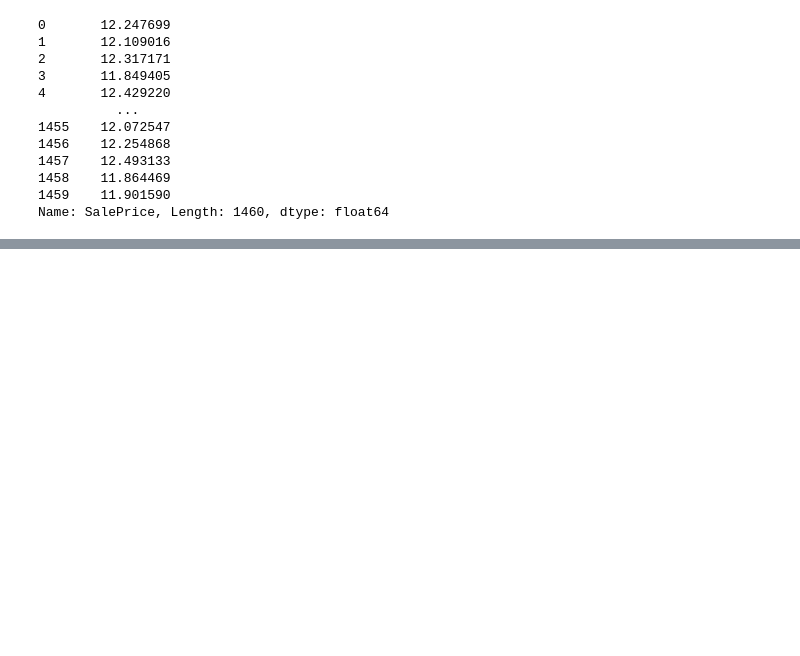
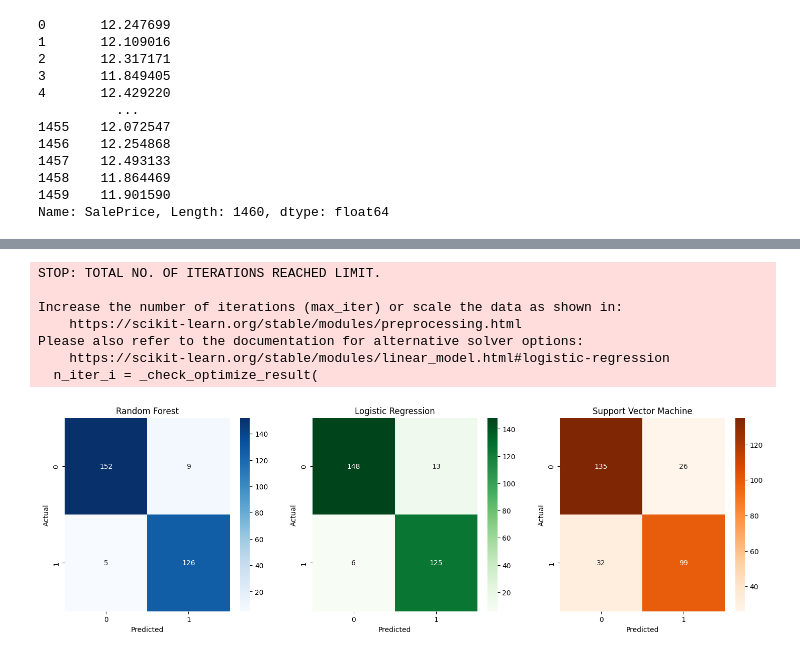
Before and after one commit to Bhoomi-jain/HousePriceRegression, a Jupyter notebook: houseprice-prediction-advance-regression-technique.ipynb, the cells around one changed output, grey strips where cells are left out. Saved outputs shown, nothing was run; the diff lists cells and outputs as text; code cells hidden in the pictures; blank space fills up the shorter version.

```diff
--- a/houseprice-prediction-advance-regression-technique.ipynb
+++ b/houseprice-prediction-advance-regression-technique.ipynb
@@ -280,0 +288,19 @@ Name: SalePrice, Length: 1460, dtype: float64
+# %%
+from sklearn.ensemble import RandomForestClassifier
+from sklearn.linear_model import LogisticRegression
+from sklearn.svm import SVC
+from sklearn.metrics import classification_report, confusion_matrix
+
+models = {
+    "Logistic Regression": LogisticRegression(max_iter=1000),
+    "Random Forest": RandomForestClassifier(),
+    "Support Vector Machine": SVC()
+}
+
+for name, model in models.items():
+    model.fit(X_train, y_train)
+    preds = model.predict(X_test)
+    print(f"🔹 {name}")
+    print(classification_report(y_test, preds))
+    print("Confusion Matrix:\n", confusion_matrix(y_test, preds))
+    print("=" * 50)
@@ -280,0 +332,42 @@ Name: SalePrice, Length: 1460, dtype: float64
+# %%
+rf_model = RandomForestClassifier().fit(X_train, y_train)
+lr_model = LogisticRegression(max_iter=1000).fit(X_train, y_train)
+svm_model = SVC().fit(X_train, y_train)
+
+y_pred_rf = rf_model.predict(X_test)
+y_pred_lr = lr_model.predict(X_test)
+y_pred_svm = svm_model.predict(X_test)
+
+cm_rf = confusion_matrix(y_test, y_pred_rf)
+cm_lr = confusion_matrix(y_test, y_pred_lr)
+cm_svm = confusion_matrix(y_test, y_pred_svm)
+
+
+fig, axes = plt.subplots(1, 3, figsize=(18, 5))
+
+sns.heatmap(cm_rf, annot=True, fmt='d', cmap='Blues', ax=axes[0])
+axes[0].set_title('Random Forest')
+axes[0].set_xlabel('Predicted')
+axes[0].set_ylabel('Actual')
+
+sns.heatmap(cm_lr, annot=True, fmt='d', cmap='Greens', ax=axes[1])
+axes[1].set_title('Logistic Regression')
+axes[1].set_xlabel('Predicted')
+axes[1].set_ylabel('Actual')
+
+sns.heatmap(cm_svm, annot=True, fmt='d', cmap='Oranges', ax=axes[2])
+axes[2].set_title('Support Vector Machine')
+axes[2].set_xlabel('Predicted')
+axes[2].set_ylabel('Actual')
+
+#plt.tight_layout()
+plt.show()
+# %% [output]
+STOP: TOTAL NO. OF ITERATIONS REACHED LIMIT.
+
+Increase the number of iterations (max_iter) or scale the data as shown in:
+    https://scikit-learn.org/stable/modules/preprocessing.html
+Please also refer to the documentation for alternative solver options:
+    https://scikit-learn.org/stable/modules/linear_model.html#logistic-regression
+  n_iter_i = _check_optimize_result(
+[figure, added]
```
Also changed, not shown: parts of 4 cells of this notebook.
